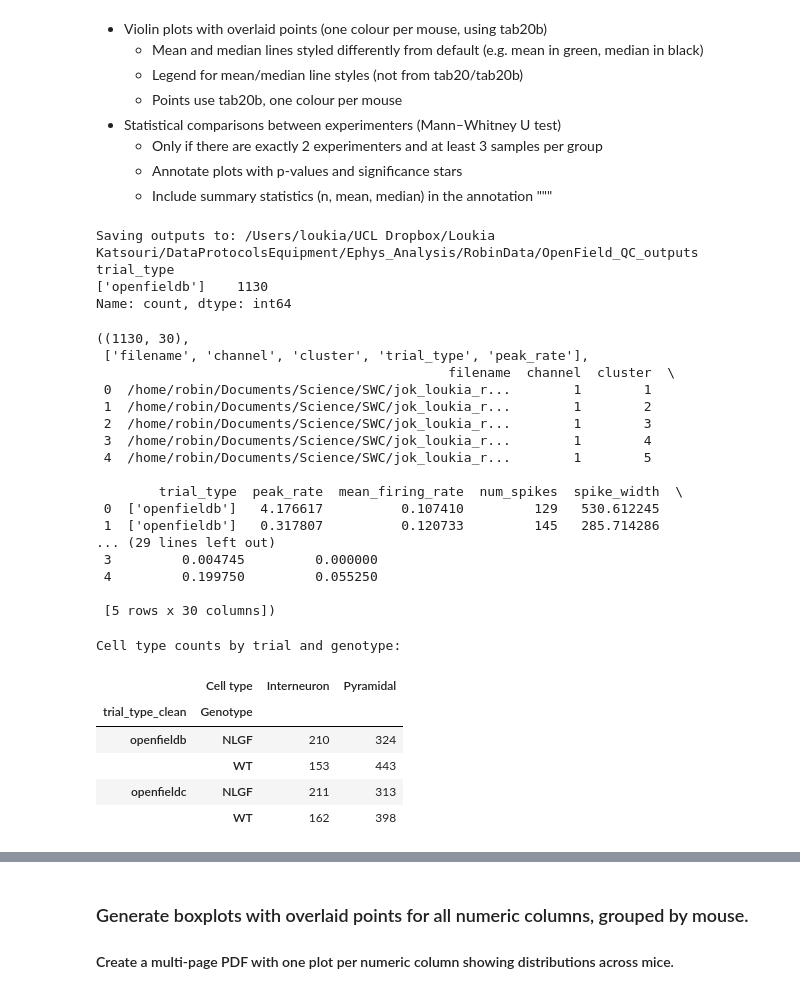
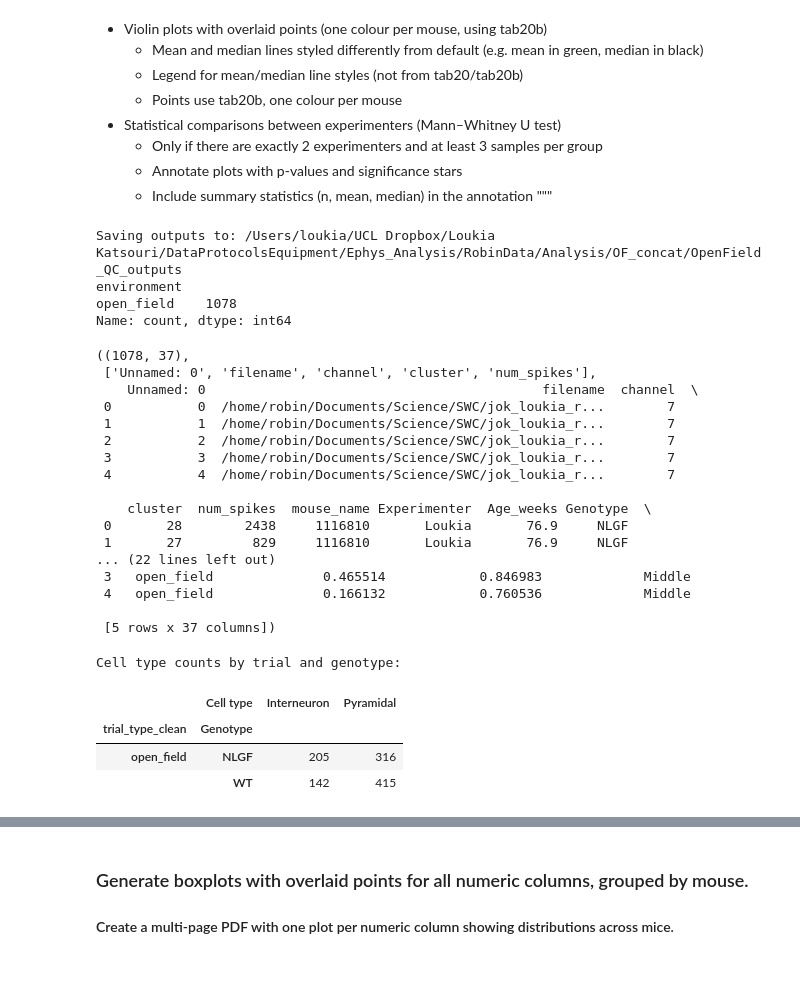
Before and after one commit to lkatsouri/NLGF_ephys_AXONA_data, a Jupyter notebook: ephys_openField_qc.ipynb, the cells around one changed output, grey strips where cells are left out. Cells and saved outputs as stored; diff of their text form; code cells hidden in the pictures.

```diff
--- a/ephys_openField_qc.ipynb
+++ b/ephys_openField_qc.ipynb
@@ -56,20 +56,20 @@ except Exception:
         print(x)
 # %%
 # Set the input path ONCE (edit this one line only)
-OPEN_FIELD_XLSX_PATH = Path("/Users/loukia/UCL Dropbox/Loukia Katsouri/DataProtocolsEquipment/Ephys_Analysis/RobinData/csv_files/open_field.xlsx")
+OPEN_FIELD_XLSX_PATH = Path('/Users/loukia/UCL Dropbox/Loukia Katsouri/DataProtocolsEquipment/Ephys_Analysis/RobinData/Analysis/OF_concat/concatenated_trials.xlsx')
 OPEN_FIELD_DIR = OPEN_FIELD_XLSX_PATH.parent
-OPEN_FIELD_OUTDIR = OPEN_FIELD_DIR.parent / "OpenField_QC_outputs"
+# OPEN_FIELD_OUTDIR = OPEN_FIELD_DIR.parent / "OpenField_QC_outputs"
 # (or, if you want it INSIDE the same folder as the excel:)
-# OPEN_FIELD_OUTDIR = OPEN_FIELD_DIR / "OpenField_QC_outputs"
+OPEN_FIELD_OUTDIR = OPEN_FIELD_DIR / "OpenField_QC_outputs"
 
 OPEN_FIELD_OUTDIR.mkdir(parents=True, exist_ok=True)
 print("Saving outputs to:", OPEN_FIELD_OUTDIR)
 
 df_open_field = pd.read_excel(OPEN_FIELD_XLSX_PATH) #select all cells in all trials
 
-# Keep only openfieldb trials
+# Keep only openfield trials
 df_open_field = df_open_field.loc[
-    df_open_field["trial_type"].astype(str).str.contains("openfieldb", na=False)
+    df_open_field["environment"].astype(str).str.contains("open.?field", case=False, na=False)
 ].copy()
 
 # check if parket file exists and is up to date, otherwise save to parquet for faster loading next time
@@ -78,32 +78,32 @@ PARQUET_PATH = os.path.join(OPEN_FIELD_OUTDIR, "open_field.parquet")
 df_open_field.to_parquet(PARQUET_PATH, index=False)
 df_open_field = pd.read_parquet(PARQUET_PATH)
 
-print(df_open_field["trial_type"].value_counts(dropna=False).head(10))
+print(df_open_field["environment"].value_counts(dropna=False).head(10))
 df_open_field.shape, df_open_field.columns.tolist()[:5], df_open_field.head()
 # %% [output]
-Saving outputs to: /Users/loukia/UCL Dropbox/Loukia Katsouri/DataProtocolsEquipment/Ephys_Analysis/RobinData/OpenField_QC_outputs
-trial_type
-['openfieldb']    1130
+Saving outputs to: /Users/loukia/UCL Dropbox/Loukia Katsouri/DataProtocolsEquipment/Ephys_Analysis/RobinData/Analysis/OF_concat/OpenField_QC_outputs
+environment
+open_field    1078
 Name: count, dtype: int64
-((1130, 30),
- ['filename', 'channel', 'cluster', 'trial_type', 'peak_rate'],
-                                             filename  channel  cluster  \
- 0  /home/robin/Documents/Science/SWC/jok_loukia_r...        1        1
- 1  /home/robin/Documents/Science/SWC/jok_loukia_r...        1        2
- 2  /home/robin/Documents/Science/SWC/jok_loukia_r...        1        3
- 3  /home/robin/Documents/Science/SWC/jok_loukia_r...        1        4
- 4  /home/robin/Documents/Science/SWC/jok_loukia_r...        1        5
+((1078, 37),
+ ['Unnamed: 0', 'filename', 'channel', 'cluster', 'num_spikes'],
+    Unnamed: 0                                           filename  channel  \
+ 0           0  /home/robin/Documents/Science/SWC/jok_loukia_r...        7
+ 1           1  /home/robin/Documents/Science/SWC/jok_loukia_r...        7
+ 2           2  /home/robin/Documents/Science/SWC/jok_loukia_r...        7
+ 3           3  /home/robin/Documents/Science/SWC/jok_loukia_r...        7
+ 4           4  /home/robin/Documents/Science/SWC/jok_loukia_r...        7
 
-        trial_type  peak_rate  mean_firing_rate  num_spikes  spike_width  \
- 0  ['openfieldb']   4.176617          0.107410         129   530.612245
- 1  ['openfieldb']   0.317807          0.120733         145   285.714286
-... (29 lines left out)
- 3         0.004745         0.000000
- 4         0.199750         0.055250
+    cluster  num_spikes  mouse_name Experimenter  Age_weeks Genotype  \
+ 0       28        2438     1116810       Loukia       76.9     NLGF
+ 1       27         829     1116810       Loukia       76.9     NLGF
+... (22 lines left out)
+ 3   open_field              0.465514            0.846983             Middle
+ 4   open_field              0.166132            0.760536             Middle
 
- [5 rows x 30 columns])
+ [5 rows x 37 columns])
 # %%
-df_open_field = pd.read_excel(os.path.join(OPEN_FIELD_DIR, "open_field.xlsx"))
+# df_open_field = pd.read_excel(os.path.join(OPEN_FIELD_DIR, "open_field.xlsx"))
 
 def _find_col(df, candidates):
     for c in candidates:
@@ -113,7 +113,7 @@ def _find_col(df, candidates):
 
 celltype_col = _find_col(df_open_field, ["cell_type", "Cell type", "Cell Type"])
 genotype_col  = _find_col(df_open_field, ["Phenotype", "genotype", "Genotype", "geno", "genotype_group", "Genotype group"])
-trial_col     = _find_col(df_open_field, ["trial_type", "trial"])
+trial_col     = _find_col(df_open_field, ["trial_type", "trial", "environment"])
 
 df_tmp = df_open_field.copy()
 
@@ -126,37 +126,35 @@ df_tmp["trial_type_clean"] = (
 )
 
 # counts: (trial, genotype, cell_type) -> n
 counts_by_trial_geno_celltype = (
     df_tmp
     .groupby(["trial_type_clean", genotype_col, celltype_col], dropna=False)
     .size()
     .rename("n")
     .reset_index()
 )
 
 # wide table: rows = (trial, genotype), columns = cell types, values = counts
 table = (
     counts_by_trial_geno_celltype
     .pivot_table(
         index=["trial_type_clean", genotype_col],
         columns=celltype_col,
         values="n",
         fill_value=0,
         aggfunc="sum",
     )
     .sort_index()
 )
 
 print("Cell type counts by trial and genotype:")
 display(table)
 # %% [output]
 Cell type counts by trial and genotype:
 |  | Cell type | Interneuron | Pyramidal |
 | trial_type_clean | Genotype |  |  |
-| openfieldb | NLGF | 210 | 324 |
-|  | WT | 153 | 443 |
-| openfieldc | NLGF | 211 | 313 |
-|  | WT | 162 | 398 |
+| open_field | NLGF | 205 | 316 |
+|  | WT | 142 | 415 |
 # %%
 """Basic QC checks on the dataframe structure and content
 - Check for leading/trailing whitespace in column names
```
Also changed, not shown: parts of 8 cells of this notebook, 4 other files.
